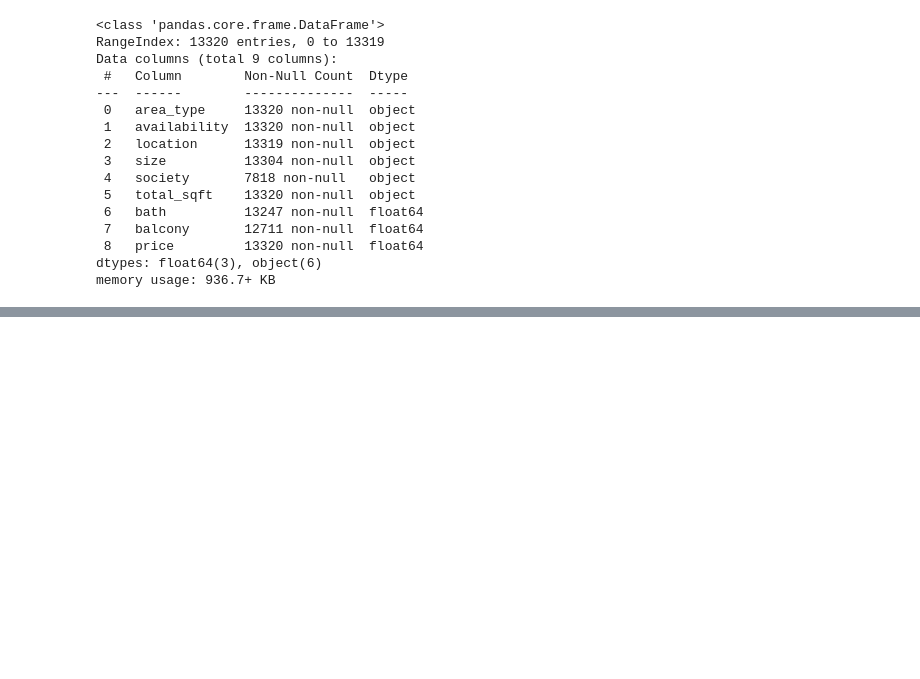
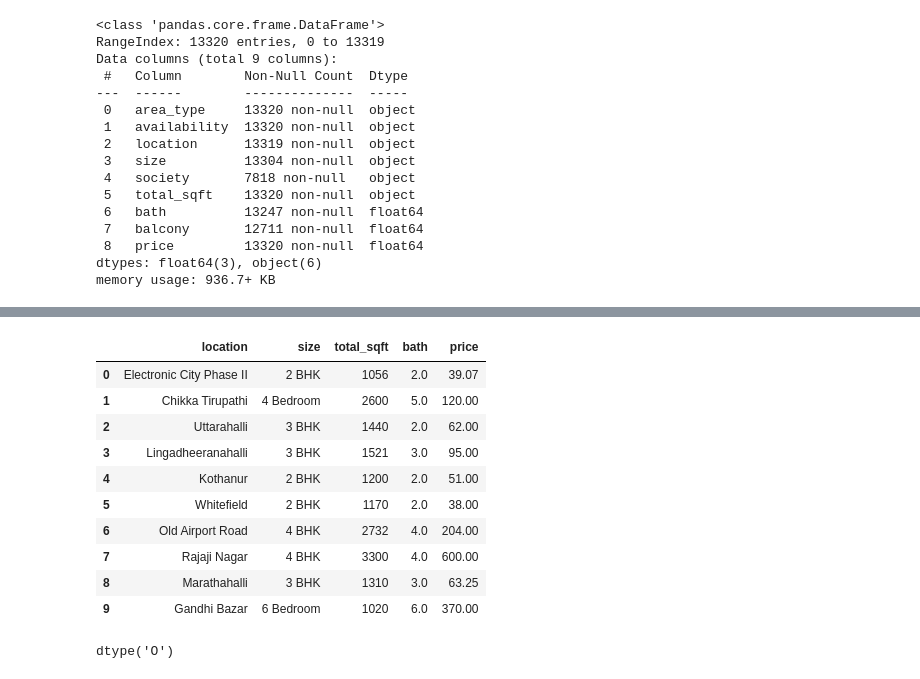
Before and after one commit to Pranavlovescode/Show-Me-Price, a Jupyter notebook: bangluru_price_prediction.ipynb, the cells around one changed output, grey strips where cells are left out. Drawn from its saved outputs; the diff is of its cells as text; code cells hidden in the pictures; blank space fills up the shorter version.

```diff
--- a/bangluru_price_prediction.ipynb
+++ b/bangluru_price_prediction.ipynb
@@ -39,0 +37,19 @@ df.describe()
+# %%
+df2 = df.drop(['area_type','availability','society','balcony'],axis=1)
+df2.head(10)
+# %% [output]
+|  | location | size | total_sqft | bath | price |
+| 0 | Electronic City Phase II | 2 BHK | 1056 | 2.0 | 39.07 |
+| 1 | Chikka Tirupathi | 4 Bedroom | 2600 | 5.0 | 120.00 |
+| 2 | Uttarahalli | 3 BHK | 1440 | 2.0 | 62.00 |
+| 3 | Lingadheeranahalli | 3 BHK | 1521 | 3.0 | 95.00 |
+| 4 | Kothanur | 2 BHK | 1200 | 2.0 | 51.00 |
+| 5 | Whitefield | 2 BHK | 1170 | 2.0 | 38.00 |
+| 6 | Old Airport Road | 4 BHK | 2732 | 4.0 | 204.00 |
+| 7 | Rajaji Nagar | 4 BHK | 3300 | 4.0 | 600.00 |
+| 8 | Marathahalli | 3 BHK | 1310 | 3.0 | 63.25 |
+| 9 | Gandhi Bazar | 6 Bedroom | 1020 | 6.0 | 370.00 |
+# %%
+df2['size'].dtype
+# %% [output]
+dtype('O')
```
Also changed, not shown: parts of 4 cells of this notebook.
